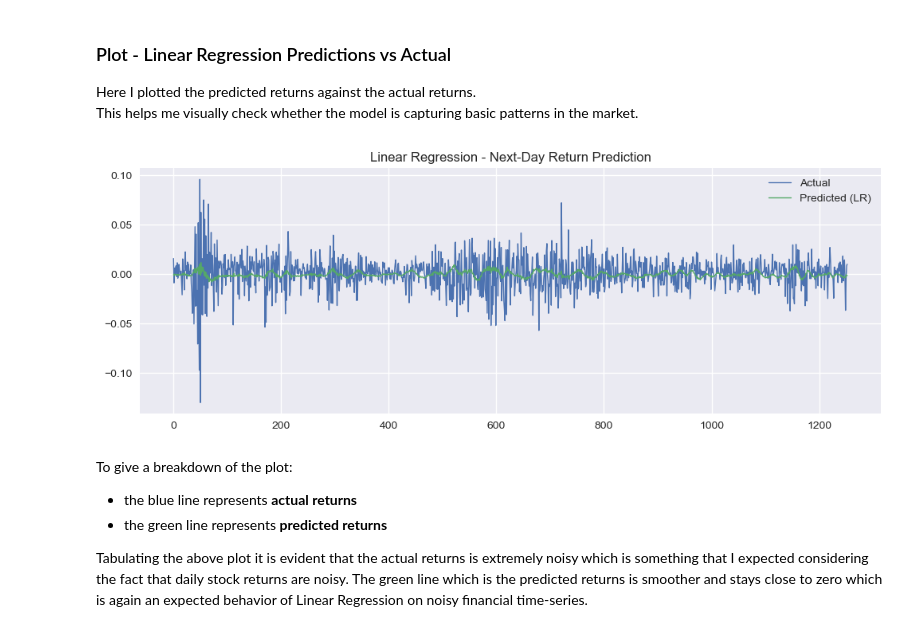
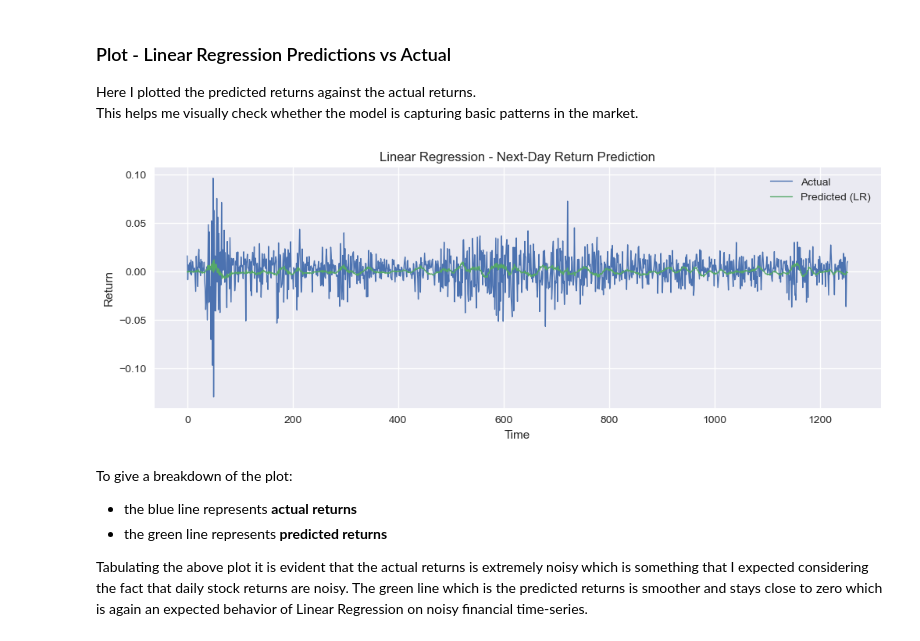
Before and after one commit to Yug-More/Stock-Market-CS171, a Jupyter notebook: notebooks/nasdaq100/02_classical_models_nasdaq100.ipynb, the cells around one changed output. Cells and saved outputs as stored; diff of their text form; code cells hidden in the pictures.

```diff
--- a/notebooks/nasdaq100/classical_models_02_nasdaq100-checkpoint.ipynb
+++ b/notebooks/nasdaq100/02_classical_models_nasdaq100.ipynb
@@ -145,12 +145,14 @@ This helps me visually check whether the model is capturing basic patterns in th
 # %%
 plt.figure(figsize=(12,4))
 plt.plot(y_test.values, label="Actual", linewidth=1)
 plt.plot(lr_predictions, label="Predicted (LR)", linewidth=1)
 plt.title("Linear Regression - Next-Day Return Prediction")
+plt.xlabel("Time")
+plt.ylabel("Return")
 plt.legend()
 plt.show()
 # %% [output]
-[figure, old version]
+[figure, new version]
 # %% [markdown]
 To give a breakdown of the plot:
 - the blue line represents **actual returns**
```
Also changed, not shown: parts of 16 cells of this notebook, 3 other files.
